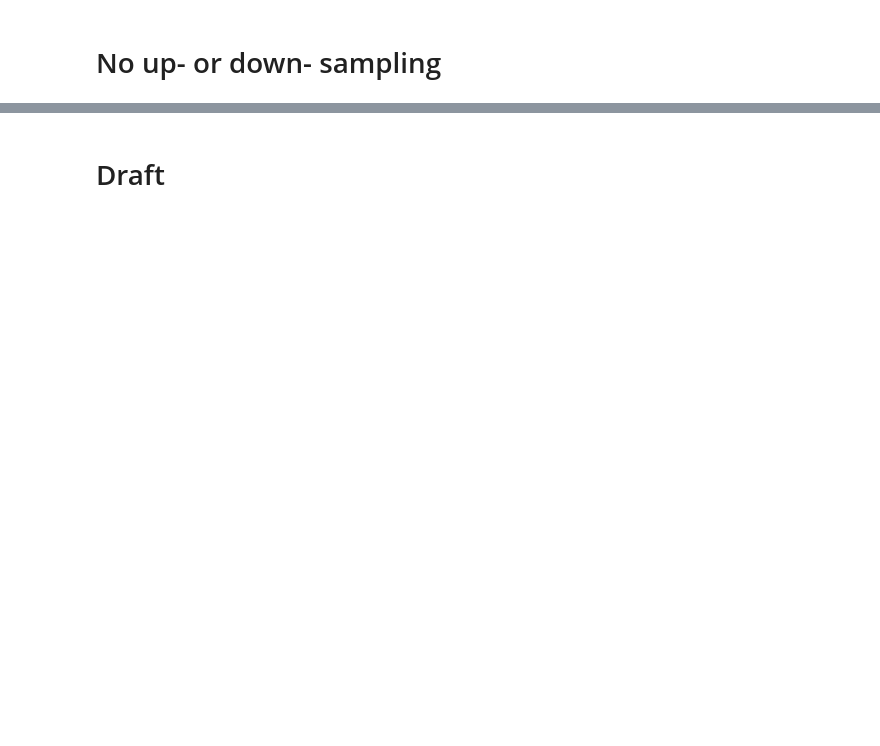
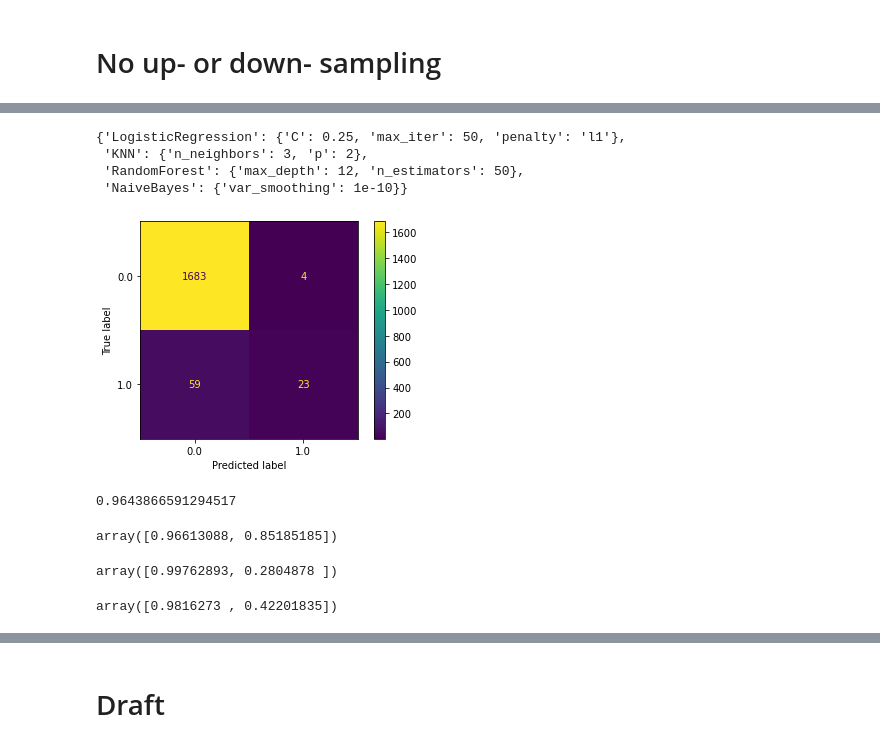
Before and after one commit to YitingChang/DigiPD, a Jupyter notebook: Draft.ipynb, the cells around one changed output, grey strips where cells are left out. Drawn from its saved outputs; the diff is of its cells as text; code cells hidden in the pictures; blank space fills up the shorter version.

Commit message:
Model selection
Model selection

```diff
--- a/Draft.ipynb
+++ b/Draft.ipynb
@@ -274,10 +321,12 @@ sb_train = ['6_BOS', '16_BOS', '7_NYC', '14_BOS', '8_NYC', '5_BOS', '12_NYC', '6
 sb_val = ['8_BOS', '18_BOS', '2_NYC', '9_NYC', '3_BOS', '9_BOS']
 sb_test = ['19_BOS', '3_NYC', '7_BOS', '5_NYC', '13_BOS', '10_NYC', '12_BOS']
 # %%
-# Train/Test Split
+# Train/Validation/Test Split
 is_train = df_score['subject_id'].isin(sb_train).tolist()
 is_val = df_score['subject_id'].isin(sb_val).tolist()
 is_test = df_score['subject_id'].isin(sb_test).tolist()
+is_train_val = df_score['subject_id'].isin(sb_train) | df_score['subject_id'].isin(sb_val)
+is_train_val = is_train_val.tolist()
 
 df_feature_train = df_feature[is_train]
 df_score_train = df_score[is_train]
@@ -316,8 +365,8 @@ for t,task,task_name in zip(range(len(task_groups)),task_groups, task_group_name
     df_feature3 = pd.DataFrame(df_feature3, columns=feature_names3)
 
     # Get scores
-    score = df_score_task['dyskinesia_PebbleHand']
-#     score = df_score_task['tremor_GENEActivHand'].values
+#     score = df_score_task['dyskinesia_PebbleHand']
+    score = df_score_task['tremor_GENEActivHand'].values
 #     score = np.array(score, dtype=float)
 
 #     Merge score 3 and 4
@@ -413,0 +617,23 @@ accuracy
+# %%
+i=0
+clf_best_params=classifiers.copy()
+valid_scores=pd.DataFrame({'Classifer':classifiers.keys(), 'Validation accuracy': np.zeros(len(classifiers)), 'Training time': np.zeros(len(classifiers))})
+for key, classifier in classifiers.items():
+    start = time.time()
+    clf = GridSearchCV(estimator=classifier, param_grid=grid[key], n_jobs=-1, cv=None)
+
+    # Train and score
+    clf.fit(X_train, y_train)
+    valid_scores.iloc[i,1]=clf.score(X_valid, y_valid)
+
+    # Save trained model
+    clf_best_params[key]=clf.best_params_
+
+    # Print iteration and training time
+    stop = time.time()
+    valid_scores.iloc[i,2]=np.round((stop - start)/60, 2)
+
+    print('Model:', key)
+    print('Training time (mins):', valid_scores.iloc[i,2])
+    print('')
+    i+=1
@@ -413,0 +660,19 @@ accuracy
+# %%
+clf_best_params
+# %% [output]
+{'LogisticRegression': {'C': 0.25, 'max_iter': 50, 'penalty': 'l1'},
+ 'KNN': {'n_neighbors': 3, 'p': 2},
+ 'RandomForest': {'max_depth': 12, 'n_estimators': 50},
+ 'NaiveBayes': {'var_smoothing': 1e-10}}
+# %%
+# best classifiers
+RF_best = RandomForestClassifier(**clf_best_params["RandomForest"], verbose=False, random_state=0)
+RF_best.fit(X_train_valid, y_train_valid)
+y_pred = RF_best.predict(X_test)
+# %%
+cm = confusion_matrix(y_test, y_pred, labels=clf.classes_)
+disp = ConfusionMatrixDisplay(confusion_matrix=cm, display_labels=clf.classes_)
+disp.plot()
+plt.show()
+# %% [output]
+[figure, added]
@@ -413,0 +684,16 @@ accuracy
+# %%
+Accuracy
+# %% [output]
+0.9643866591294517
+# %%
+Precision
+# %% [output]
+array([0.96613088, 0.85185185])
+# %%
+Recall
+# %% [output]
+array([0.99762893, 0.2804878 ])
+# %%
+F1
+# %% [output]
+array([0.9816273 , 0.42201835])
```
Also changed, not shown: parts of 25 cells of this notebook, 9 other files.
